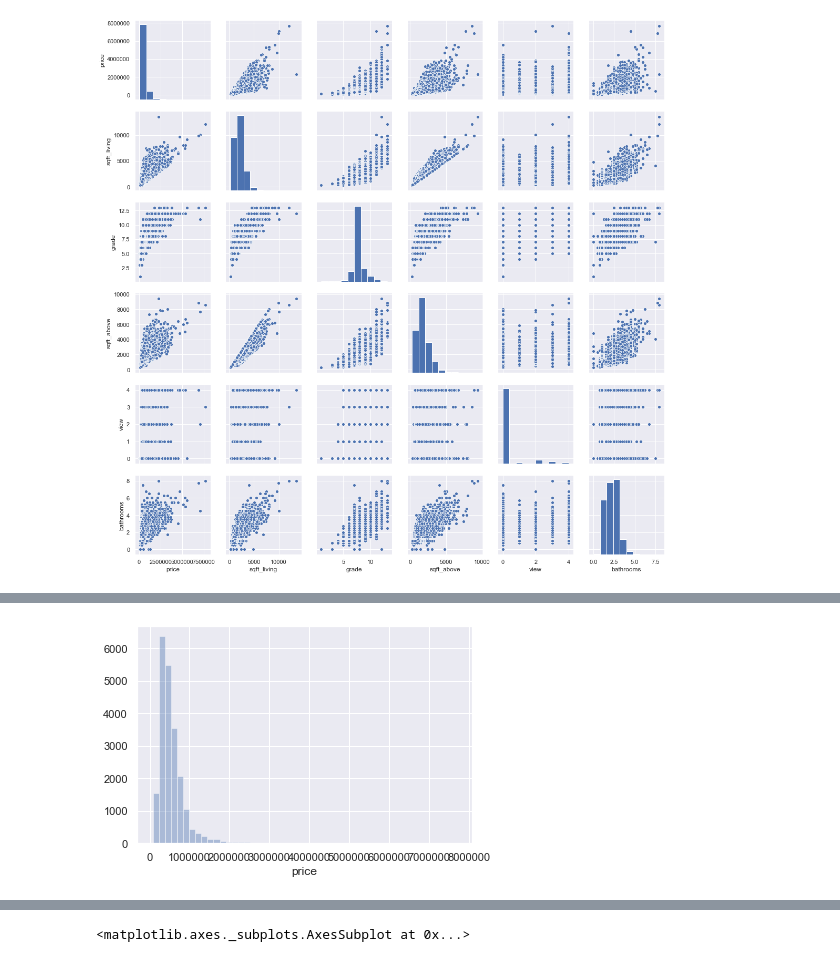
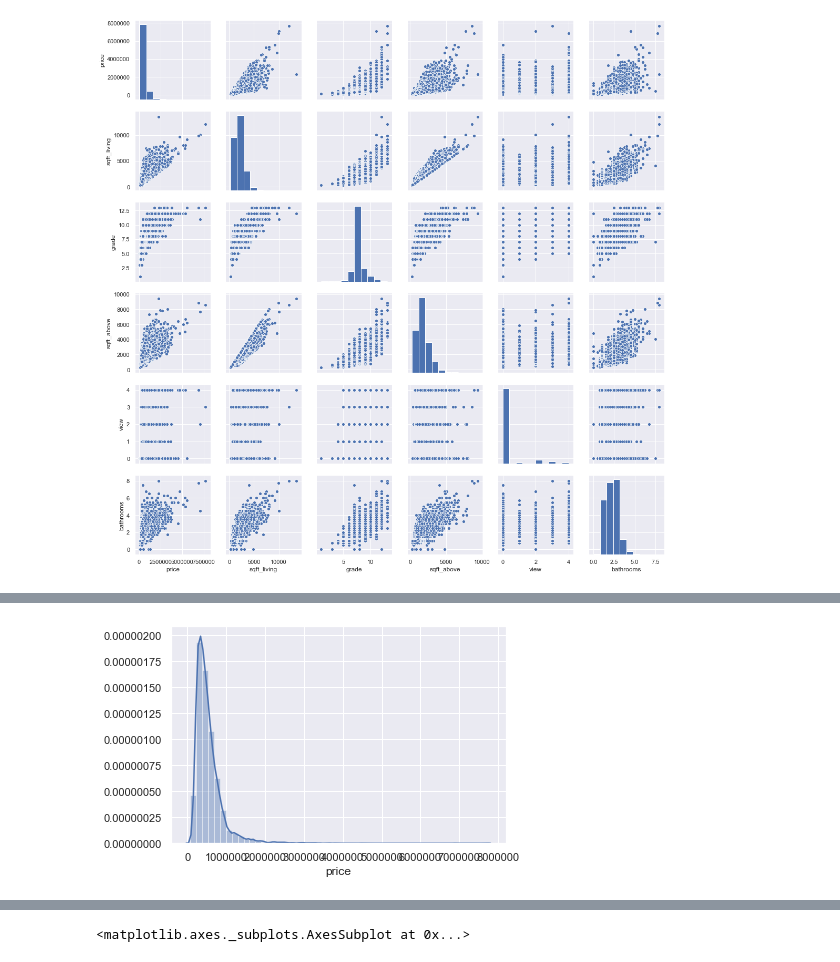
Before and after one commit to abhishekdabas31/Predicting-House-Prices-in-King-county, a Jupyter notebook: Exploratory_Data_Analysis.ipynb, the cells around one changed output, grey strips where cells are left out. Saved outputs shown, nothing was run; the diff lists cells and outputs as text; code cells hidden in the pictures.

```diff
--- a/Exploratory_Data_Analysis.ipynb
+++ b/Exploratory_Data_Analysis.ipynb
@@ -210,4 +272,4 @@ plt.show();
 # %%
-sns.distplot(data['price'], bins=50, kde=False);
+sns.distplot(data['price'], bins=50, kde=True);
 # %% [output]
-[figure, old version]
+[figure, new version]
```
Also changed, not shown: parts of 41 cells of this notebook, 1 other file.
